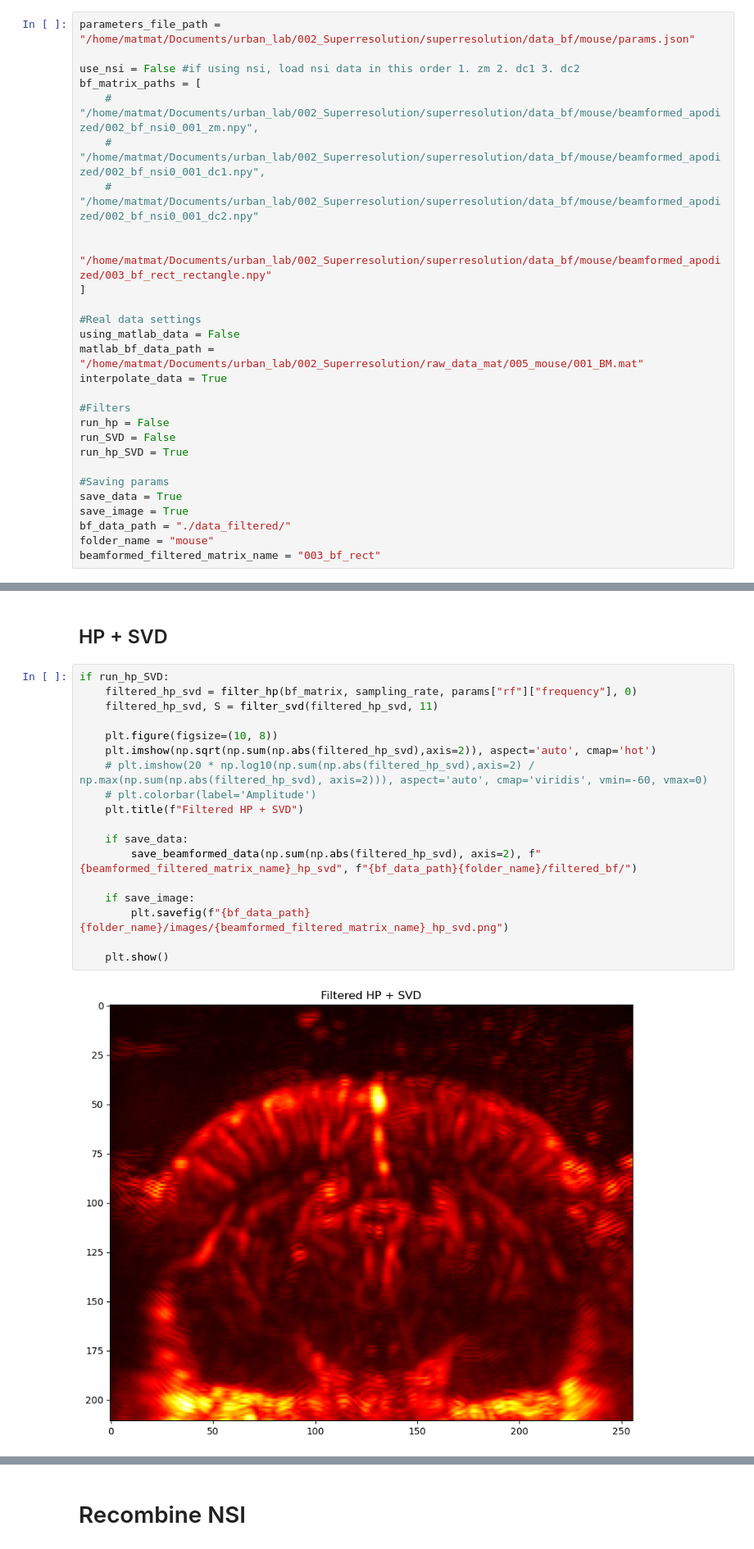
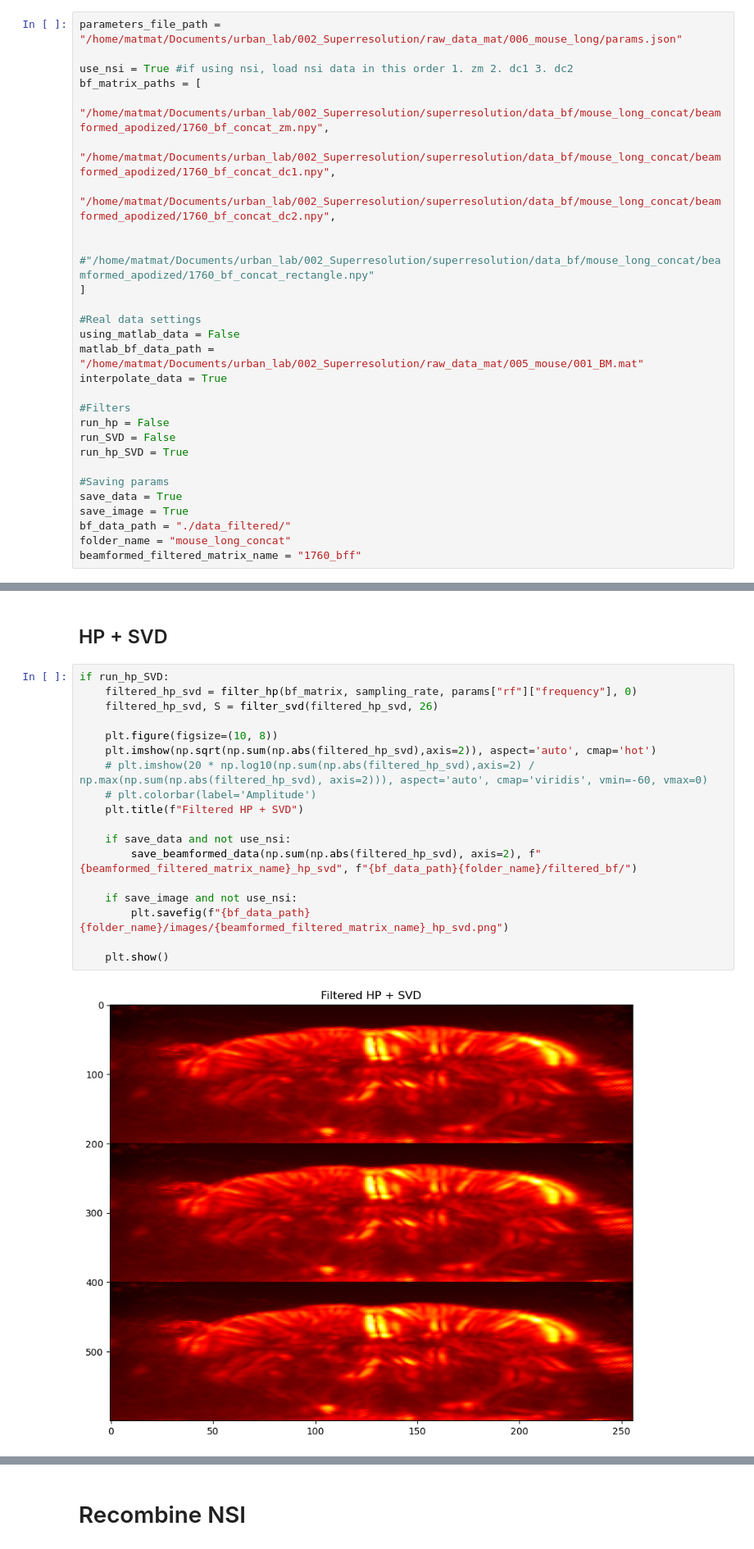
Before and after one commit to MatthieuVAUTRIN/superresolution, a Jupyter notebook: 003_post_bf_processing.ipynb, the cells around one changed output, grey strips where cells are left out. Shown at 82% size. Cells and saved outputs as stored; diff of their text form.

Commit message:
added new cuda resource, now handling memmaps for large npy files (concat case), new parallelized concat memmap helper

```diff
--- a/003_post_bf_processing.ipynb
+++ b/003_post_bf_processing.ipynb
@@ -1,15 +1,15 @@
 # %% [markdown]
 # Settings
 # %%
-parameters_file_path = "/home/matmat/Documents/urban_lab/002_Superresolution/superresolution/data_bf/mouse/params.json"
+parameters_file_path = "/home/matmat/Documents/urban_lab/002_Superresolution/raw_data_mat/006_mouse_long/params.json"
 
-use_nsi = False #if using nsi, load nsi data in this order 1. zm 2. dc1 3. dc2
+use_nsi = True #if using nsi, load nsi data in this order 1. zm 2. dc1 3. dc2
 bf_matrix_paths = [
-    # "/home/matmat/Documents/urban_lab/002_Superresolution/superresolution/data_bf/mouse/beamformed_apodized/002_bf_nsi0_001_zm.npy",
-    # "/home/matmat/Documents/urban_lab/002_Superresolution/superresolution/data_bf/mouse/beamformed_apodized/002_bf_nsi0_001_dc1.npy",
-    # "/home/matmat/Documents/urban_lab/002_Superresolution/superresolution/data_bf/mouse/beamformed_apodized/002_bf_nsi0_001_dc2.npy"
+    "/home/matmat/Documents/urban_lab/002_Superresolution/superresolution/data_bf/mouse_long_concat/beamformed_apodized/1760_bf_concat_zm.npy",
+    "/home/matmat/Documents/urban_lab/002_Superresolution/superresolution/data_bf/mouse_long_concat/beamformed_apodized/1760_bf_concat_dc1.npy",
+    "/home/matmat/Documents/urban_lab/002_Superresolution/superresolution/data_bf/mouse_long_concat/beamformed_apodized/1760_bf_concat_dc2.npy",
 
-    "/home/matmat/Documents/urban_lab/002_Superresolution/superresolution/data_bf/mouse/beamformed_apodized/003_bf_rect_rectangle.npy"
+    #"/home/matmat/Documents/urban_lab/002_Superresolution/superresolution/data_bf/mouse_long_concat/beamformed_apodized/1760_bf_concat_rectangle.npy"
 ]
 
 #Real data settings
@@ -26,8 +26,8 @@ run_hp_SVD = True
 save_data = True
 save_image = True
 bf_data_path = "./data_filtered/"
-folder_name = "mouse"
-beamformed_filtered_matrix_name = "003_bf_rect"
+folder_name = "mouse_long_concat"
+beamformed_filtered_matrix_name = "1760_bff"
 # %% [markdown]
 # Imports
 # %%
@@ -211,23 +211,23 @@ if run_hp:
 # %%
 if run_hp_SVD:
     filtered_hp_svd = filter_hp(bf_matrix, sampling_rate, params["rf"]["frequency"], 0)
-    filtered_hp_svd, S = filter_svd(filtered_hp_svd, 11)
+    filtered_hp_svd, S = filter_svd(filtered_hp_svd, 26)
 
     plt.figure(figsize=(10, 8))
     plt.imshow(np.sqrt(np.sum(np.abs(filtered_hp_svd),axis=2)), aspect='auto', cmap='hot')
     # plt.imshow(20 * np.log10(np.sum(np.abs(filtered_hp_svd),axis=2) / np.max(np.sum(np.abs(filtered_hp_svd), axis=2))), aspect='auto', cmap='viridis', vmin=-60, vmax=0)
     # plt.colorbar(label='Amplitude')
     plt.title(f"Filtered HP + SVD")
 
-    if save_data:
+    if save_data and not use_nsi:
         save_beamformed_data(np.sum(np.abs(filtered_hp_svd), axis=2), f"{beamformed_filtered_matrix_name}_hp_svd", f"{bf_data_path}{folder_name}/filtered_bf/")
 
-    if save_image:
+    if save_image and not use_nsi:
         plt.savefig(f"{bf_data_path}{folder_name}/images/{beamformed_filtered_matrix_name}_hp_svd.png")
 
     plt.show()
 # %% [output]
-[figure, old version]
+[figure, new version]
 # %%
 if run_hp_SVD:
     kneedle = KneeLocator(range(1, len(S) + 1), S, curve='convex', direction='decreasing')
```
Also changed, not shown: parts of 9 cells of this notebook, 8 other files.
